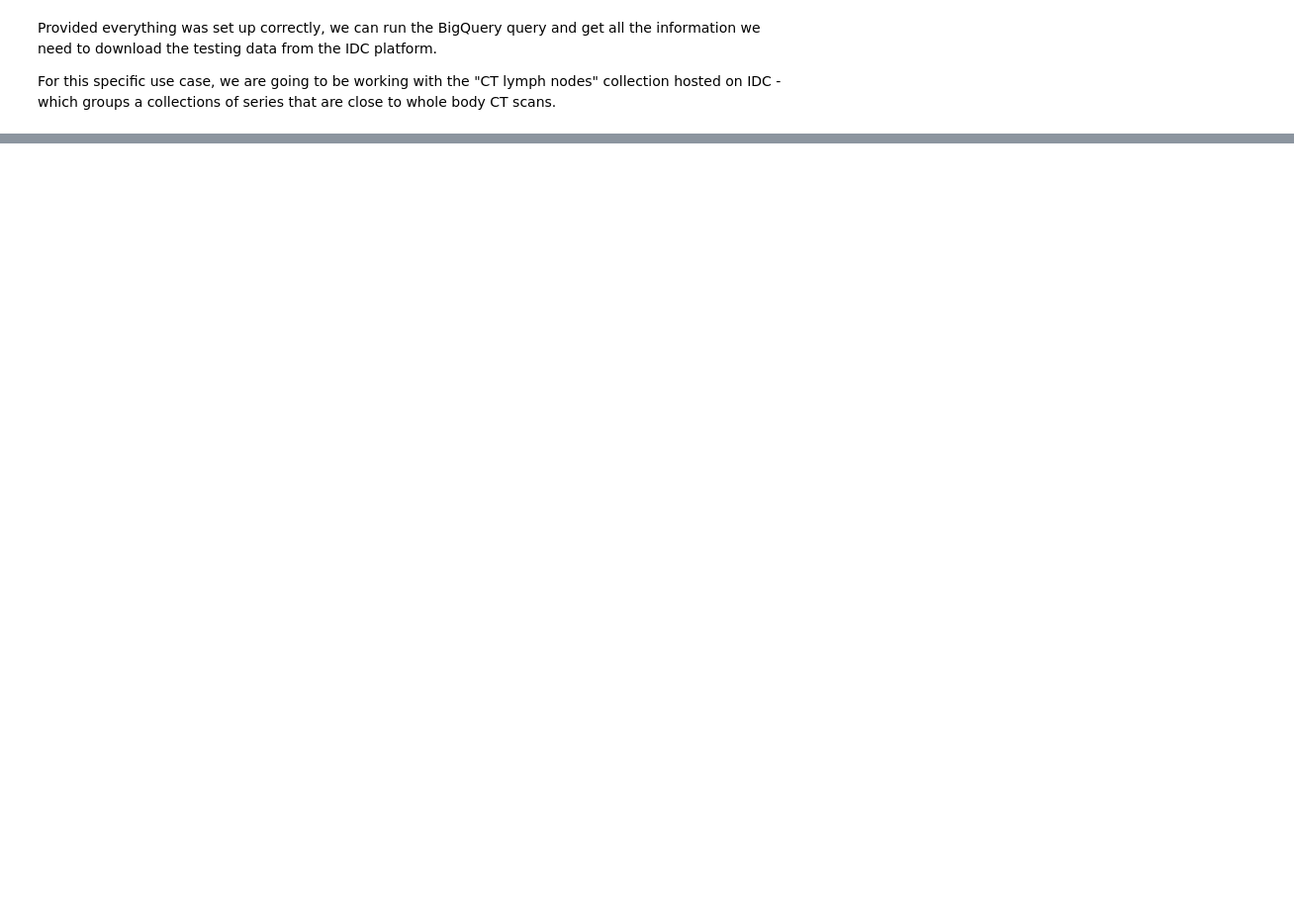
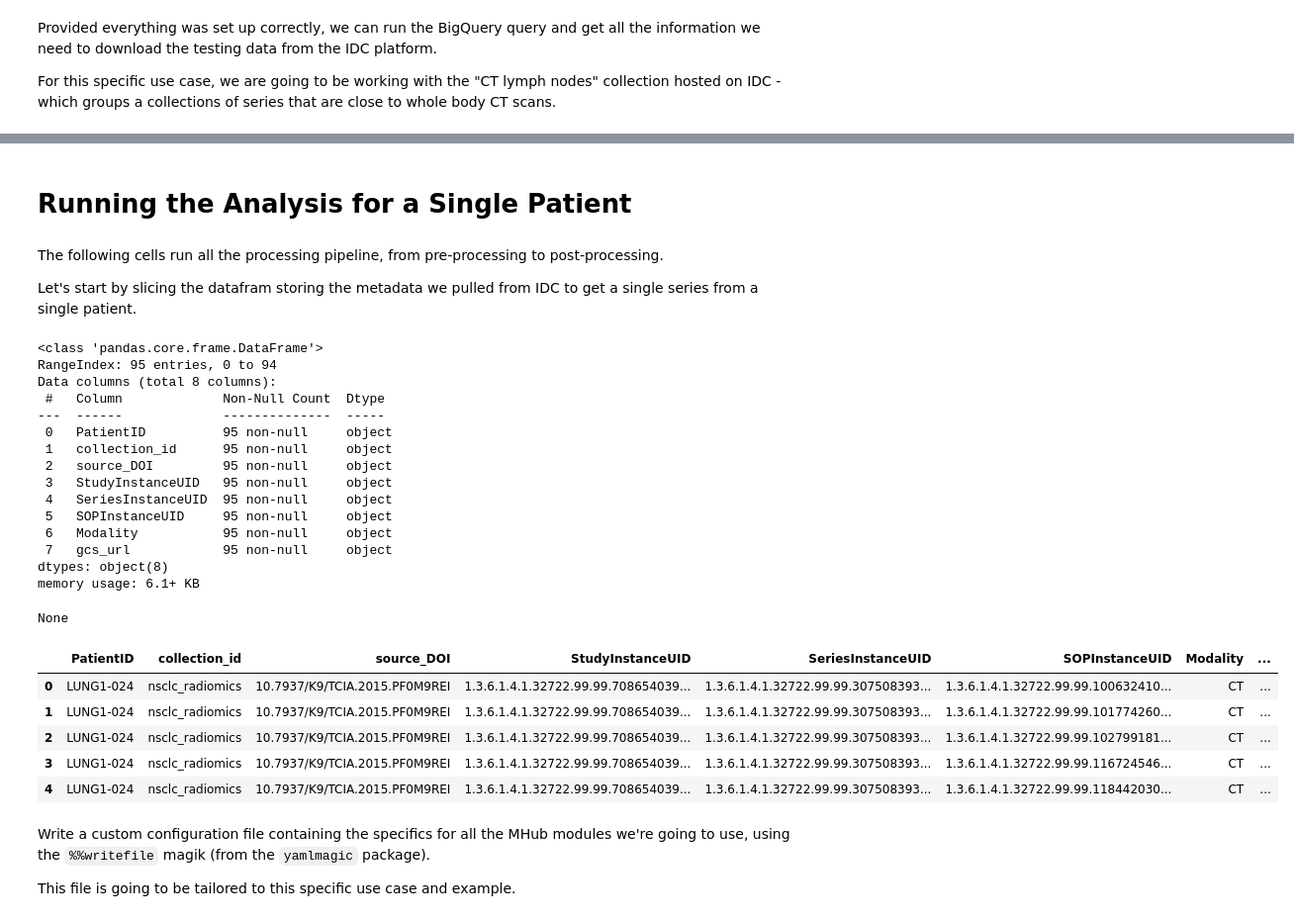
Before and after one commit to AIM-Harvard/mhub, a Jupyter notebook: mhub/totalsegmentator/notebooks/totalsegmentator_mwe.ipynb, the cells around one changed output, grey strips where cells are left out. Shown at 99% size. Saved outputs shown, nothing was run; the diff lists cells and outputs as text; code cells hidden in the pictures; blank space fills up the shorter version.

Commit message:
Update the TotalSegmentator MWE Colab notebook with comments, clean and refactor the notebook

```diff
--- a/mhub/totalsegmentator/notebooks/totalsegmentator_mwe.ipynb
+++ b/mhub/totalsegmentator/notebooks/totalsegmentator_mwe.ipynb
@@ -347,18 +206,0 @@ The following cells run all the processing pipeline, from pre-processing to post
-# %%
-# select one patient from the cohort
-pat_id = random.choice(cohort_df["PatientID"].values)
-pat_df = cohort_df[cohort_df["PatientID"] == pat_id].reset_index(drop = True)
-
-# select only data for which the modality is CT
-pat_df = pat_df[pat_df["Modality"] == "CT"].reset_index(drop = True)
-
-# if more than one series are available for the selected patient, pick one
-if len(np.unique(pat_df["SeriesInstanceUID"].values)) > 1:
-  series_uid = random.choice(pat_df["SeriesInstanceUID"].values)
-  pat_df = pat_df[pat_df["SeriesInstanceUID"] == series_uid].reset_index(drop = True)
-
-# sanity check
-assert len(np.unique(pat_df["SeriesInstanceUID"].values)) == 1
-
-display(pat_df.info())
-display(pat_df.head())
@@ -445,0 +312,51 @@ Done in 8.96454e-05 seconds.
+# %% [markdown]
+# **Running the Analysis for a Single Patient**
+# %% [markdown]
+The following cells run all the processing pipeline, from pre-processing to post-processing.
+
+Let's start by slicing the datafram storing the metadata we pulled from IDC to get a single series from a single patient.
+# %%
+# randomly select one patient from the cohort
+pat_id = random.choice(cohort_df["PatientID"].values)
+patient_df = cohort_df[cohort_df["PatientID"] == pat_id].reset_index(drop = True)
+
+# select only data for which the modality is CT
+patient_df = patient_df[patient_df["Modality"] == "CT"].reset_index(drop = True)
+
+# if more than one series are available for the selected patient, pick one
+if len(np.unique(patient_df["SeriesInstanceUID"].values)) > 1:
+  series_uid = random.choice(patient_df["SeriesInstanceUID"].values)
+  patient_df = patient_df[patient_df["SeriesInstanceUID"] == series_uid].reset_index(drop = True)
+
+# sanity check
+assert len(np.unique(patient_df["SeriesInstanceUID"].values)) == 1
+
+display(patient_df.info())
+display(patient_df.head())
+# %% [output]
+<class 'pandas.core.frame.DataFrame'>
+RangeIndex: 95 entries, 0 to 94
+Data columns (total 8 columns):
+ #   Column             Non-Null Count  Dtype
+---  ------             --------------  -----
+ 0   PatientID          95 non-null     object
+ 1   collection_id      95 non-null     object
+ 2   source_DOI         95 non-null     object
+ 3   StudyInstanceUID   95 non-null     object
+ 4   SeriesInstanceUID  95 non-null     object
+ 5   SOPInstanceUID     95 non-null     object
+ 6   Modality           95 non-null     object
+ 7   gcs_url            95 non-null     object
+dtypes: object(8)
+memory usage: 6.1+ KB
+None
+|  | PatientID | collection_id | source_DOI | StudyInstanceUID | SeriesInstanceUID | SOPInstanceUID | Modality | ... |
+| 0 | LUNG1-024 | nsclc_radiomics | 10.7937/K9/TCIA.2015.PF0M9REI | 1.3.6.1.4.1.32722.99.99.708654039... | 1.3.6.1.4.1.32722.99.99.307508393... | 1.3.6.1.4.1.32722.99.99.100632410... | CT | ... |
+| 1 | LUNG1-024 | nsclc_radiomics | 10.7937/K9/TCIA.2015.PF0M9REI | 1.3.6.1.4.1.32722.99.99.708654039... | 1.3.6.1.4.1.32722.99.99.307508393... | 1.3.6.1.4.1.32722.99.99.101774260... | CT | ... |
+| 2 | LUNG1-024 | nsclc_radiomics | 10.7937/K9/TCIA.2015.PF0M9REI | 1.3.6.1.4.1.32722.99.99.708654039... | 1.3.6.1.4.1.32722.99.99.307508393... | 1.3.6.1.4.1.32722.99.99.102799181... | CT | ... |
+| 3 | LUNG1-024 | nsclc_radiomics | 10.7937/K9/TCIA.2015.PF0M9REI | 1.3.6.1.4.1.32722.99.99.708654039... | 1.3.6.1.4.1.32722.99.99.307508393... | 1.3.6.1.4.1.32722.99.99.116724546... | CT | ... |
+| 4 | LUNG1-024 | nsclc_radiomics | 10.7937/K9/TCIA.2015.PF0M9REI | 1.3.6.1.4.1.32722.99.99.708654039... | 1.3.6.1.4.1.32722.99.99.307508393... | 1.3.6.1.4.1.32722.99.99.118442030... | CT | ... |
+# %% [markdown]
+Write a custom configuration file containing the specifics for all the MHub modules we're going to use, using the `%%writefile` magik (from the `yamlmagic` package).
+
+This file is going to be tailored to this specific use case and example.
```
Also changed, not shown: parts of 61 cells of this notebook.
